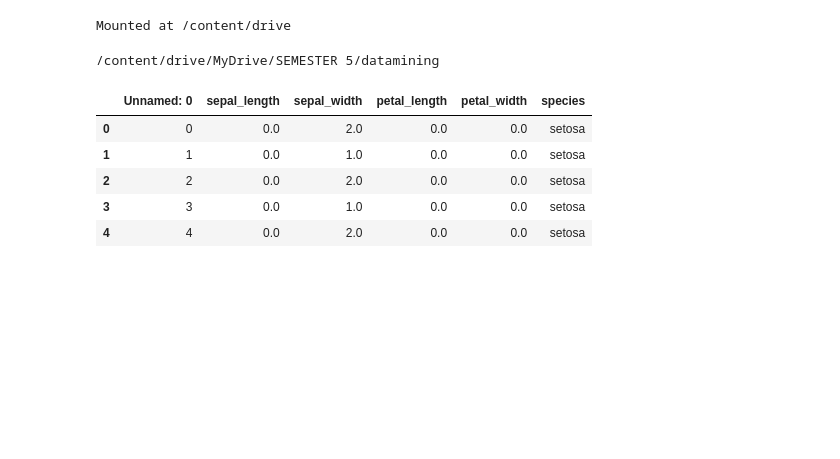
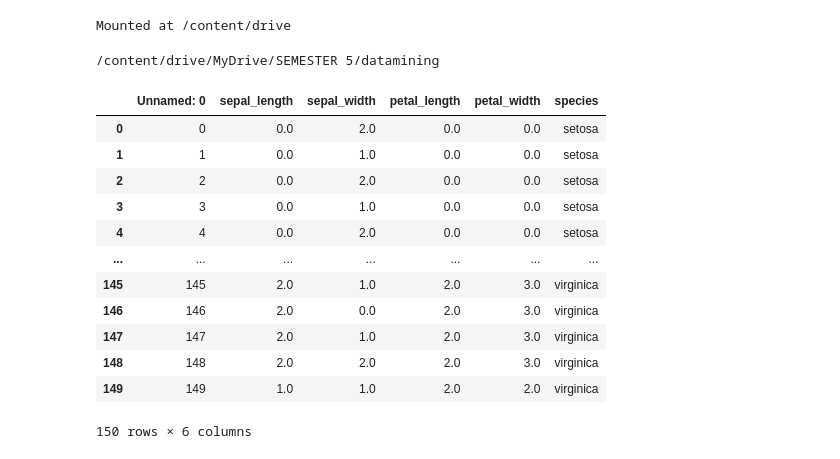
Before and after one commit to Fadhila-Zahra/datamining, a Jupyter notebook: _sources/notebooks.ipynb, the cells around one changed output. Drawn from its saved outputs; the diff is of its cells as text; code cells hidden in the pictures; blank space fills up the shorter version.

```diff
--- a/_sources/notebooks.ipynb
+++ b/_sources/notebooks.ipynb
@@ -330,11 +330,18 @@ iris.to_csv('data_iris_diskritisasi.csv')
 # %%
 # Membaca data iris diskritisasi
 iris2 = pd.read_csv("/content/drive/MyDrive/SEMESTER 5/datamining/data_iris_diskritisasi.csv")
-iris2.head()
+iris2
 # %% [output]
 |  | Unnamed: 0 | sepal_length | sepal_width | petal_length | petal_width | species |
 | 0 | 0 | 0.0 | 2.0 | 0.0 | 0.0 | setosa |
 | 1 | 1 | 0.0 | 1.0 | 0.0 | 0.0 | setosa |
 | 2 | 2 | 0.0 | 2.0 | 0.0 | 0.0 | setosa |
 | 3 | 3 | 0.0 | 1.0 | 0.0 | 0.0 | setosa |
 | 4 | 4 | 0.0 | 2.0 | 0.0 | 0.0 | setosa |
+| ... | ... | ... | ... | ... | ... | ... |
+| 145 | 145 | 2.0 | 1.0 | 2.0 | 3.0 | virginica |
+| 146 | 146 | 2.0 | 0.0 | 2.0 | 3.0 | virginica |
+| 147 | 147 | 2.0 | 1.0 | 2.0 | 3.0 | virginica |
+| 148 | 148 | 2.0 | 2.0 | 2.0 | 3.0 | virginica |
+| 149 | 149 | 1.0 | 1.0 | 2.0 | 2.0 | virginica |
+150 rows × 6 columns
```
Also changed, not shown: parts of 13 cells of this notebook, 2 other files.
